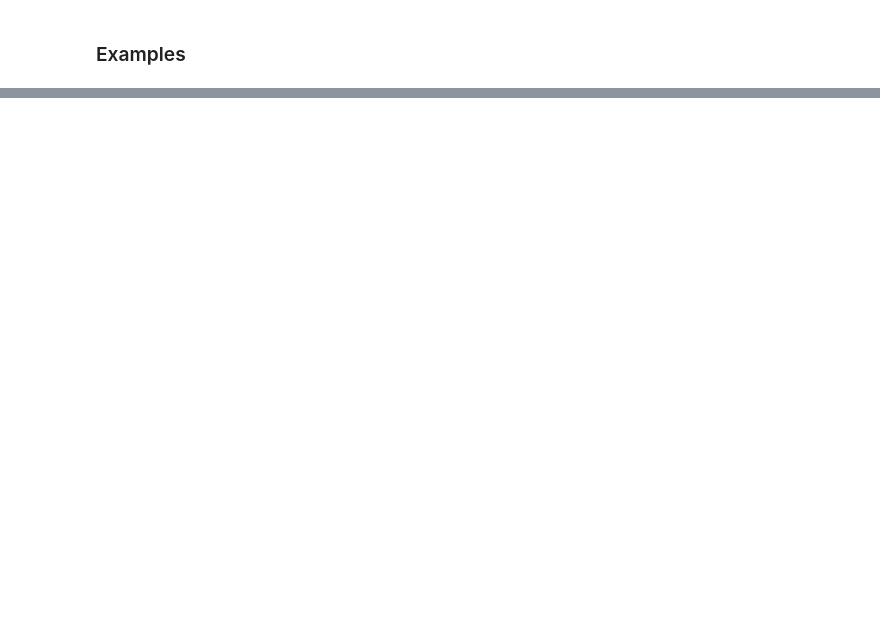
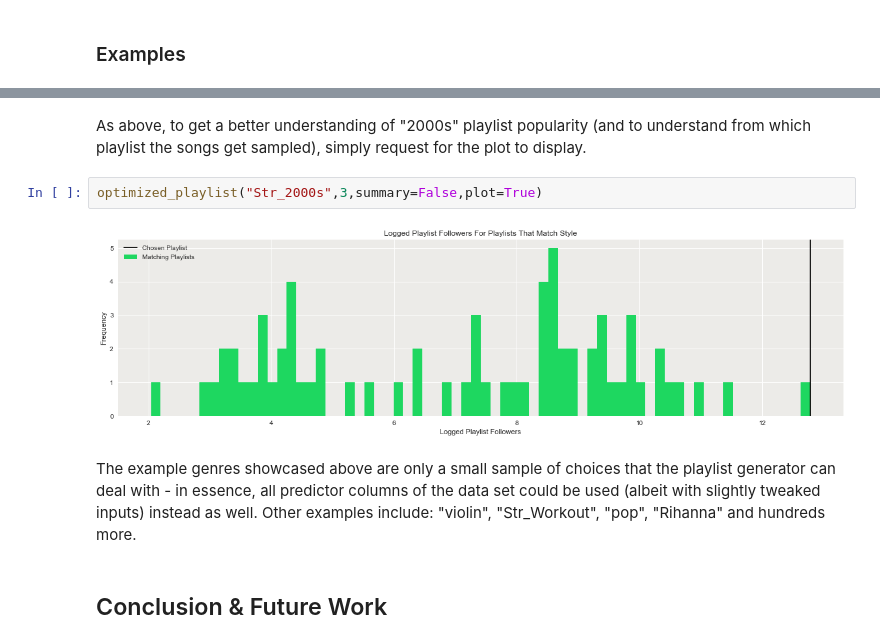
Before and after one commit to toledy/spotify, a Jupyter notebook: notebooks/generate_playlist.ipynb, the cells around one changed output, grey strips where cells are left out. Drawn from its saved outputs; the diff is of its cells as text; blank space fills up the shorter version.

```diff
--- a/notebooks/generate_playlist.ipynb
+++ b/notebooks/generate_playlist.ipynb
@@ -220,0 +255,10 @@ optimized_playlist("hip hop",5)
+# %% [markdown]
+As above, to get a better understanding of "2000s" playlist popularity (and to understand from which playlist the songs get sampled), simply request for the plot to display.
+# %%
+optimized_playlist("Str_2000s",3,summary=False,plot=True)
+# %% [output]
+[figure, added]
+# %% [markdown]
+The example genres showcased above are only a small sample of choices that the playlist generator can deal with - in essence, all predictor columns of the data set could be used (albeit with slightly tweaked inputs) instead as well. Other examples include: "violin", "Str_Workout", "pop", "Rihanna" and hundreds more.
+# %% [markdown]
+## Conclusion & Future Work
```
Also changed, not shown: parts of 21 cells of this notebook, 3 other files.
